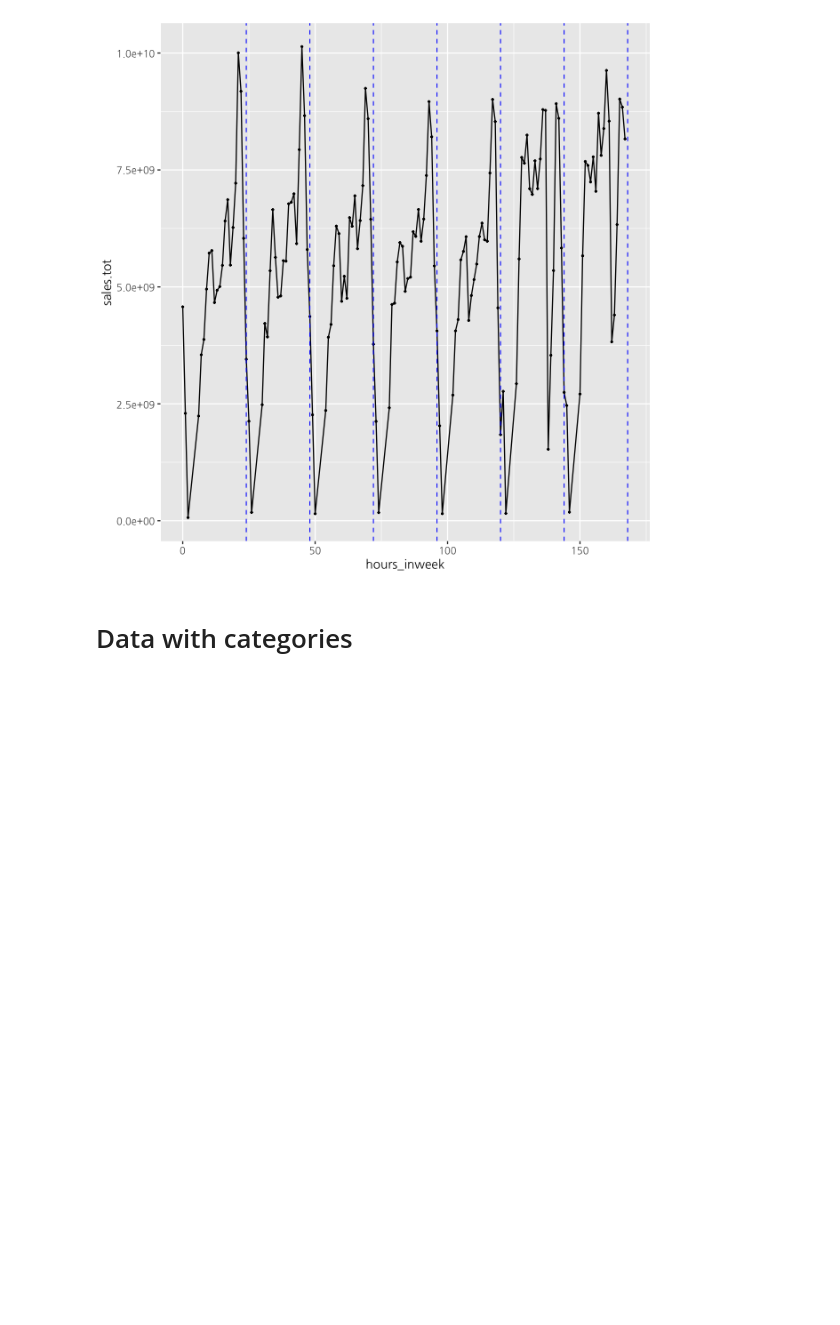
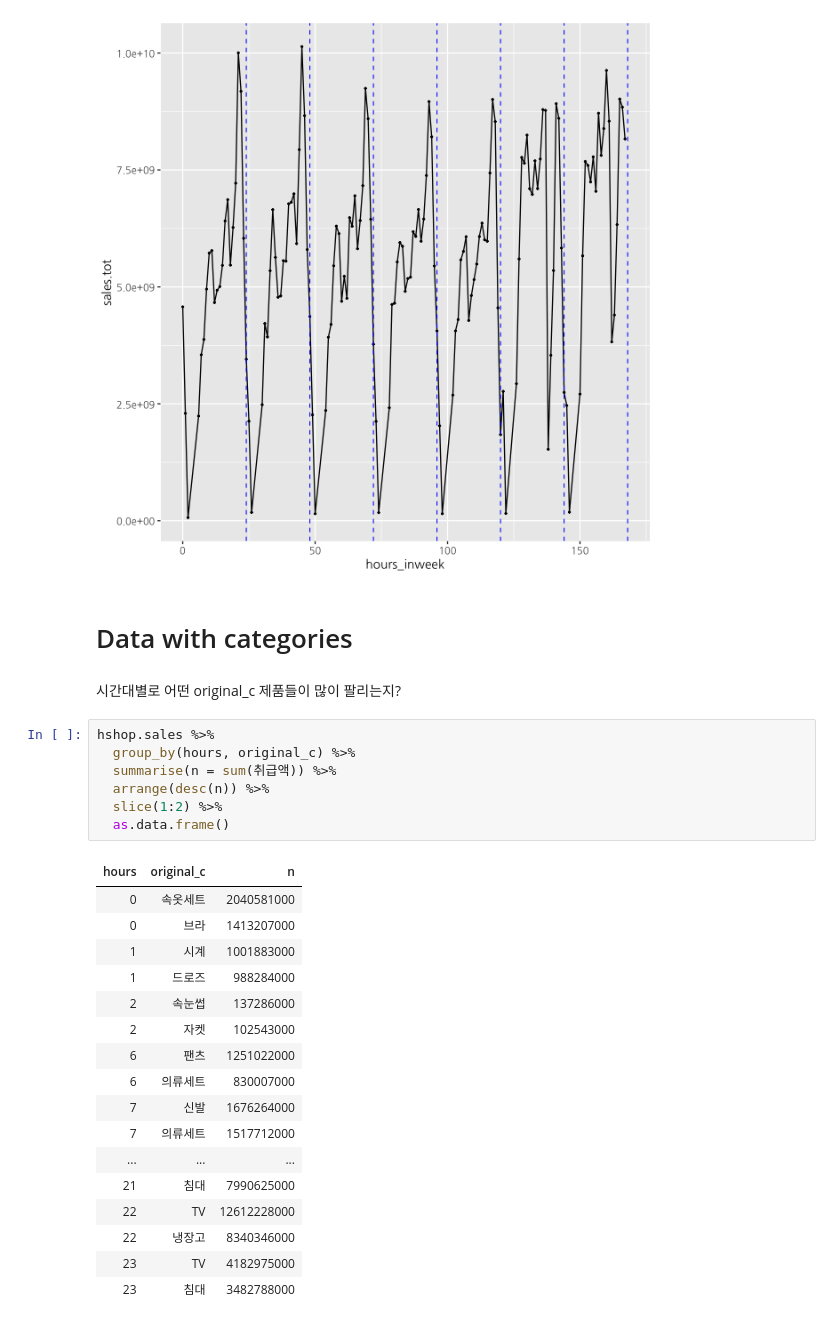
Before and after one commit to s-seo/bigcon_2020_mmmz, a Jupyter notebook: eda/eda_sm.ipynb, the cells around one changed output. Saved outputs shown, nothing was run; the diff lists cells and outputs as text; blank space fills up the shorter version.

```diff
--- a/eda/eda_sm.ipynb
+++ b/eda/eda_sm.ipynb
@@ -830,3 +529,30 @@ hshop.sales %>%
 [figure]
 # %% [markdown]
 # Data with categories
+# %% [markdown]
+시간대별로 어떤 original_c 제품들이 많이 팔리는지?
+# %%
+hshop.sales %>%
+  group_by(hours, original_c) %>%
+  summarise(n = sum(취급액)) %>%
+  arrange(desc(n)) %>%
+  slice(1:2) %>%
+  as.data.frame()
+# %% [output]
+| hours | original_c | n |
+| 0 | 속옷세트 | 2040581000 |
+| 0 | 브라 | 1413207000 |
+| 1 | 시계 | 1001883000 |
+| 1 | 드로즈 | 988284000 |
+| 2 | 속눈썹 | 137286000 |
+| 2 | 자켓 | 102543000 |
+| 6 | 팬츠 | 1251022000 |
+| 6 | 의류세트 | 830007000 |
+| 7 | 신발 | 1676264000 |
+| 7 | 의류세트 | 1517712000 |
+| ... | ... | ... |
+| 21 | 침대 | 7990625000 |
+| 22 | TV | 12612228000 |
+| 22 | 냉장고 | 8340346000 |
+| 23 | TV | 4182975000 |
+| 23 | 침대 | 3482788000 |
```
Also changed, not shown: parts of 57 cells of this notebook, 1 other file.
